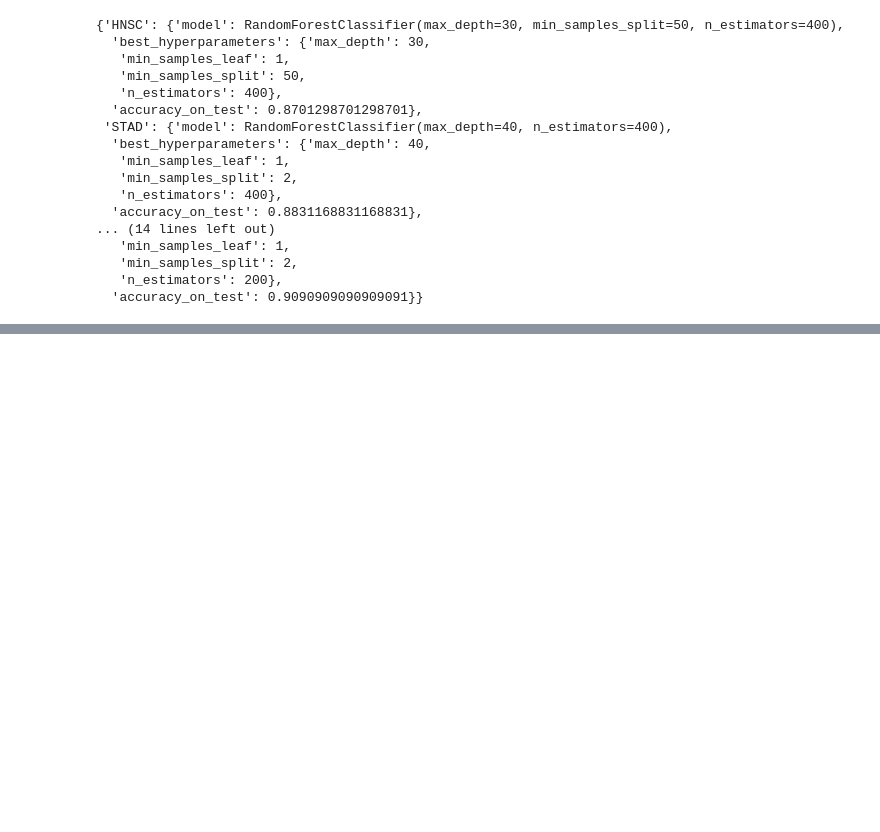
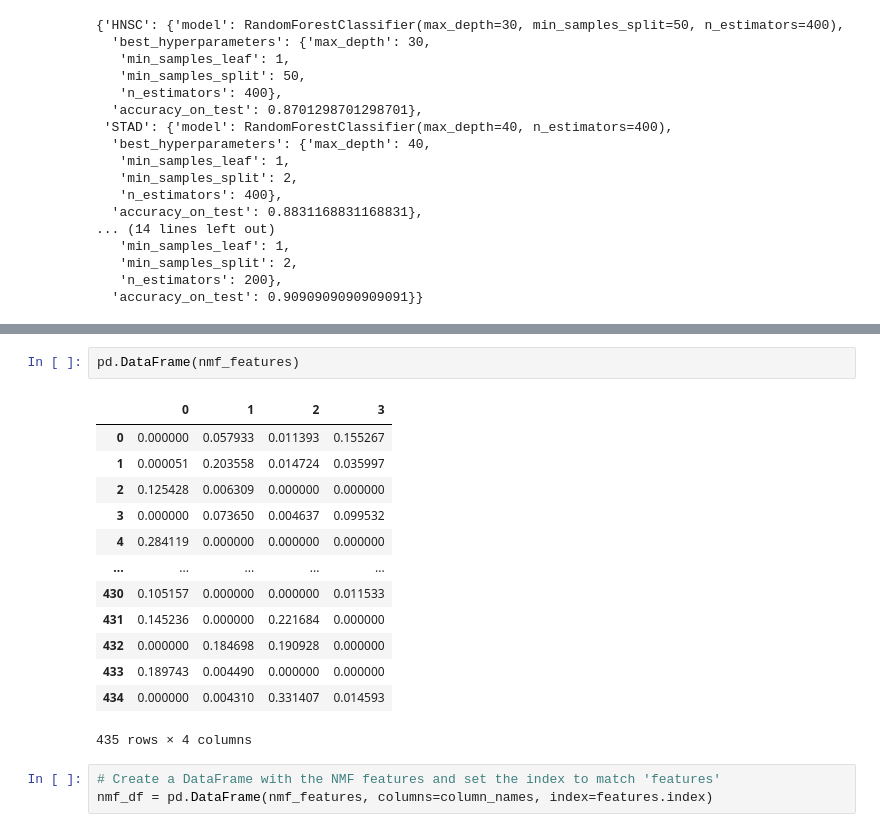
Before and after one commit to gianclbal/ml_microbiome_based_cancer_prediction, a Jupyter notebook: eda.ipynb, the cells around one changed output, grey strips where cells are left out. Drawn from its saved outputs; the diff is of its cells as text; blank space fills up the shorter version.

```diff
--- a/eda.ipynb
+++ b/eda.ipynb
@@ -390,0 +757,19 @@ Accuracy on Test Set: 0.9090909090909091
+# %%
+pd.DataFrame(nmf_features)
+# %% [output]
+|  | 0 | 1 | 2 | 3 |
+| 0 | 0.000000 | 0.057933 | 0.011393 | 0.155267 |
+| 1 | 0.000051 | 0.203558 | 0.014724 | 0.035997 |
+| 2 | 0.125428 | 0.006309 | 0.000000 | 0.000000 |
+| 3 | 0.000000 | 0.073650 | 0.004637 | 0.099532 |
+| 4 | 0.284119 | 0.000000 | 0.000000 | 0.000000 |
+| ... | ... | ... | ... | ... |
+| 430 | 0.105157 | 0.000000 | 0.000000 | 0.011533 |
+| 431 | 0.145236 | 0.000000 | 0.221684 | 0.000000 |
+| 432 | 0.000000 | 0.184698 | 0.190928 | 0.000000 |
+| 433 | 0.189743 | 0.004490 | 0.000000 | 0.000000 |
+| 434 | 0.000000 | 0.004310 | 0.331407 | 0.014593 |
+435 rows × 4 columns
+# %%
+# Create a DataFrame with the NMF features and set the index to match 'features'
+nmf_df = pd.DataFrame(nmf_features, columns=column_names, index=features.index)
```
Also changed, not shown: parts of 27 cells of this notebook, 1 other file.
